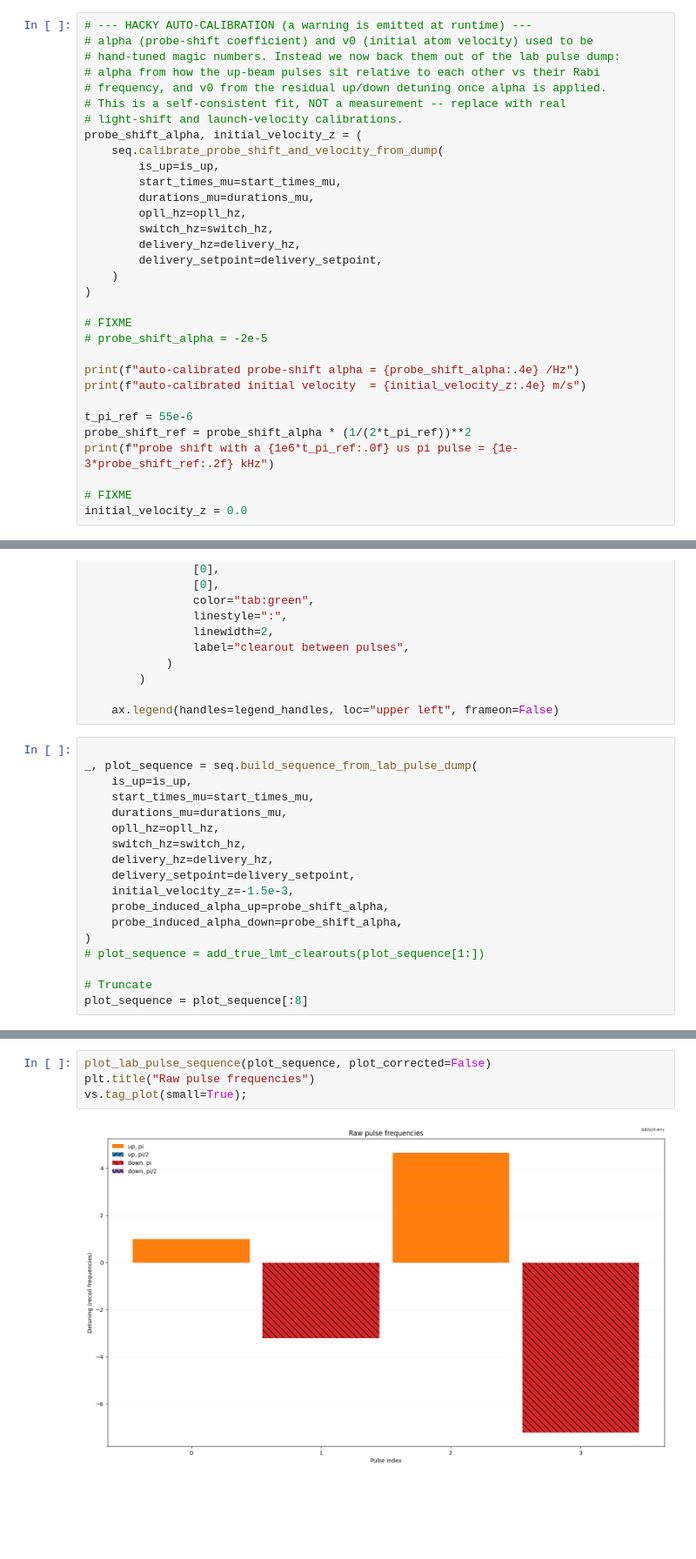
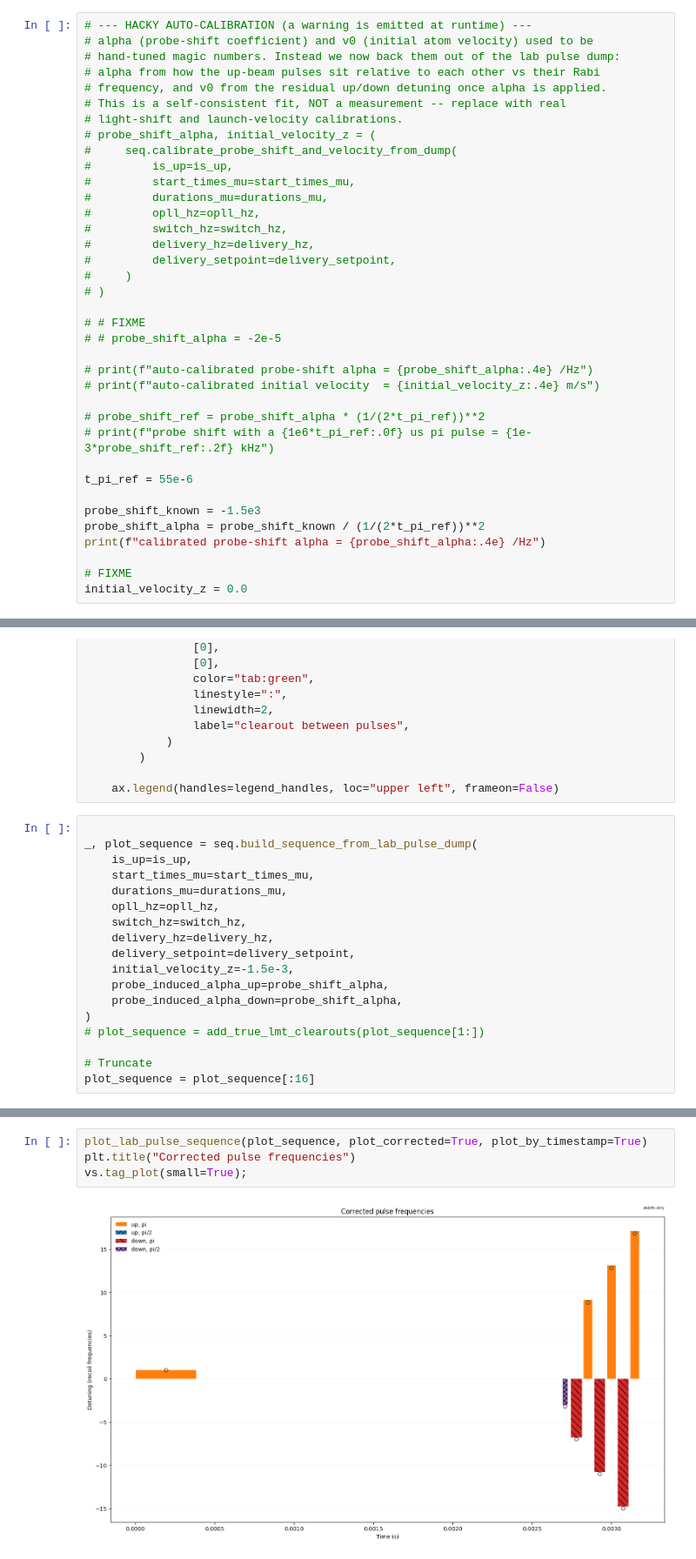
Before and after one commit to charlesbaynham/LMT_sim_scratch, a Jupyter notebook: notebooks/true_LMT_trajectory.ipynb, the cells around one changed output, grey strips where cells are left out. Shown at 87% size. Cells and saved outputs as stored; diff of their text form; blank space fills up the shorter version.

```diff
--- a/notebooks/true_LMT_trajectory.ipynb
+++ b/notebooks/true_LMT_trajectory.ipynb
@@ -52,27 +69,32 @@ is_pi_pulse = lambda d: d > 50000e-9
 # frequency, and v0 from the residual up/down detuning once alpha is applied.
 # This is a self-consistent fit, NOT a measurement -- replace with real
 # light-shift and launch-velocity calibrations.
-probe_shift_alpha, initial_velocity_z = (
-    seq.calibrate_probe_shift_and_velocity_from_dump(
-        is_up=is_up,
-        start_times_mu=start_times_mu,
-        durations_mu=durations_mu,
-        opll_hz=opll_hz,
-        switch_hz=switch_hz,
-        delivery_hz=delivery_hz,
-        delivery_setpoint=delivery_setpoint,
-    )
-)
+# probe_shift_alpha, initial_velocity_z = (
+#     seq.calibrate_probe_shift_and_velocity_from_dump(
+#         is_up=is_up,
+#         start_times_mu=start_times_mu,
+#         durations_mu=durations_mu,
+#         opll_hz=opll_hz,
+#         switch_hz=switch_hz,
+#         delivery_hz=delivery_hz,
+#         delivery_setpoint=delivery_setpoint,
+#     )
+# )
 
-# FIXME
-# probe_shift_alpha = -2e-5
+# # FIXME
+# # probe_shift_alpha = -2e-5
 
-print(f"auto-calibrated probe-shift alpha = {probe_shift_alpha:.4e} /Hz")
-print(f"auto-calibrated initial velocity  = {initial_velocity_z:.4e} m/s")
+# print(f"auto-calibrated probe-shift alpha = {probe_shift_alpha:.4e} /Hz")
+# print(f"auto-calibrated initial velocity  = {initial_velocity_z:.4e} m/s")
+
+# probe_shift_ref = probe_shift_alpha * (1/(2*t_pi_ref))**2
+# print(f"probe shift with a {1e6*t_pi_ref:.0f} us pi pulse = {1e-3*probe_shift_ref:.2f} kHz")
 
 t_pi_ref = 55e-6
-probe_shift_ref = probe_shift_alpha * (1/(2*t_pi_ref))**2
-print(f"probe shift with a {1e6*t_pi_ref:.0f} us pi pulse = {1e-3*probe_shift_ref:.2f} kHz")
+
+probe_shift_known = -1.5e3
+probe_shift_alpha = probe_shift_known / (1/(2*t_pi_ref))**2
+print(f"calibrated probe-shift alpha = {probe_shift_alpha:.4e} /Hz")
 
 # FIXME
 initial_velocity_z = 0.0
@@ -263,7 +256,7 @@ _, plot_sequence = seq.build_sequence_from_lab_pulse_dump(
 # plot_sequence = add_true_lmt_clearouts(plot_sequence[1:])
 
 # Truncate
-plot_sequence = plot_sequence[:8]
+plot_sequence = plot_sequence[:16]
 # %%
 plot_lab_pulse_sequence(plot_sequence, plot_corrected=True)
 plt.title("Debug output")
@@ -273,6 +266,6 @@ vs.tag_plot(small=True);
 # %%
-plot_lab_pulse_sequence(plot_sequence, plot_corrected=False)
-plt.title("Raw pulse frequencies")
+plot_lab_pulse_sequence(plot_sequence, plot_corrected=True, plot_by_timestamp=True)
+plt.title("Corrected pulse frequencies")
 vs.tag_plot(small=True);
 # %% [output]
-[figure, old version]
+[figure, new version]
```
Also changed, not shown: parts of 16 cells of this notebook.
